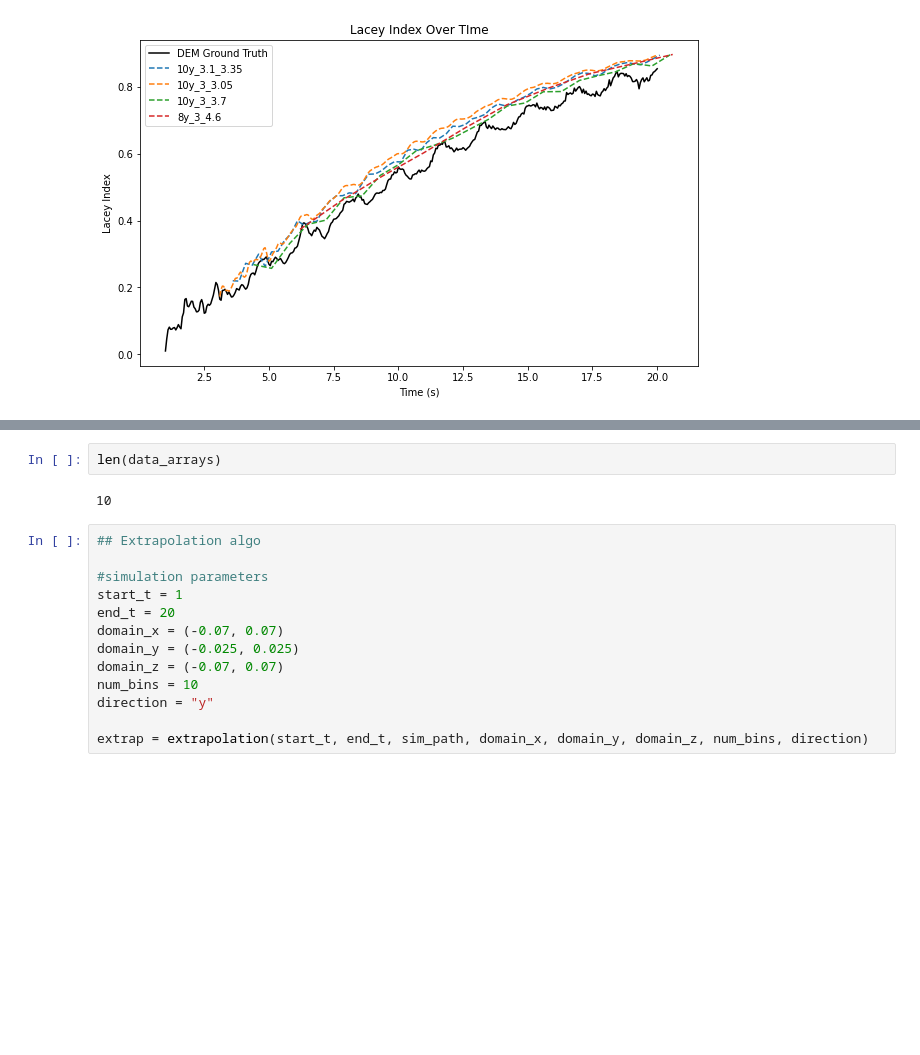
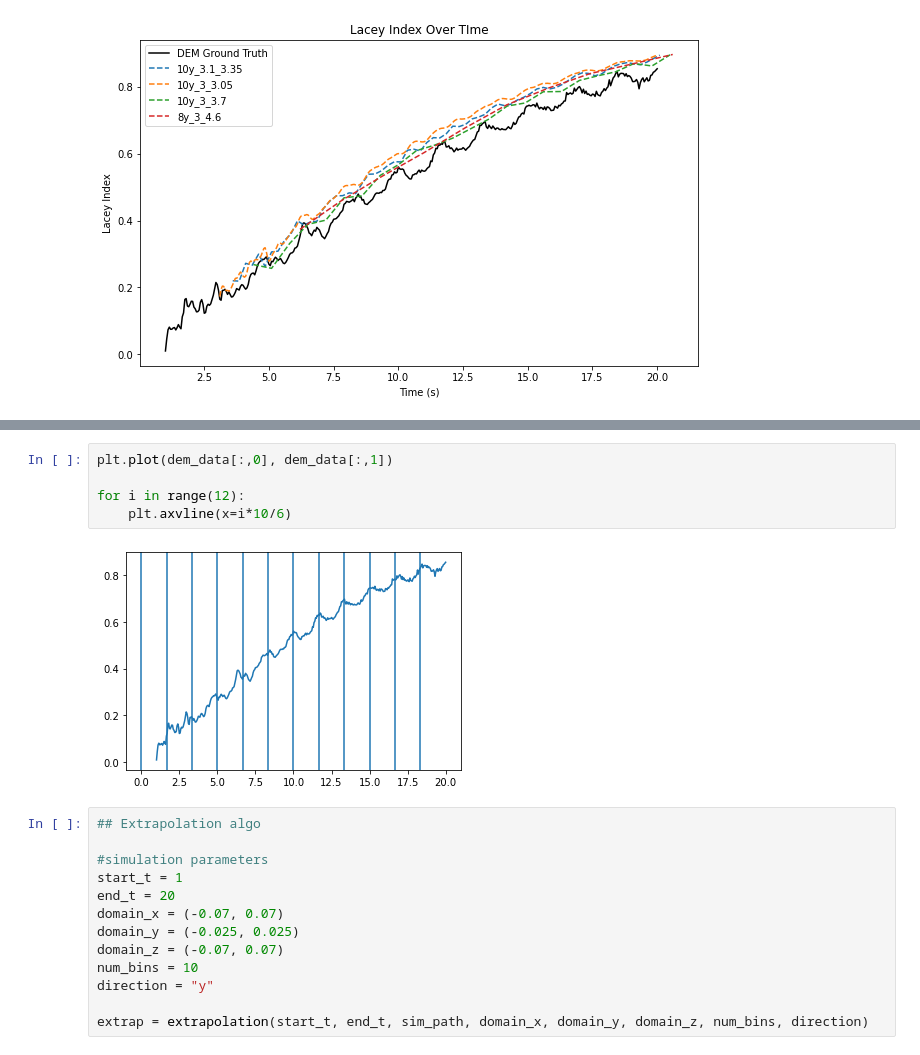
Before and after one commit to elispelis/DEM-Dissertation, a Jupyter notebook: src/dem_extr_rnn_lacey.ipynb, the cells around one changed output, grey strips where cells are left out. Cells and saved outputs as stored; diff of their text form; blank space fills up the shorter version.

```diff
--- a/src/dem_extr_rnn_lacey.ipynb
+++ b/src/dem_extr_rnn_lacey.ipynb
@@ -168,7 +172,10 @@ No artists with labels found to put in legend.  Note that artists whose label st
-# %%
-len(data_arrays)
-# %% [output]
-10
+# %%
+plt.plot(dem_data[:,0], dem_data[:,1])
+
+for i in range(12):
+    plt.axvline(x=i*10/6)
+# %% [output]
+[figure, added]
 # %%
 ## Extrapolation algo
 
```
Also changed, not shown: parts of 1 cell of this notebook, 3 other files.
